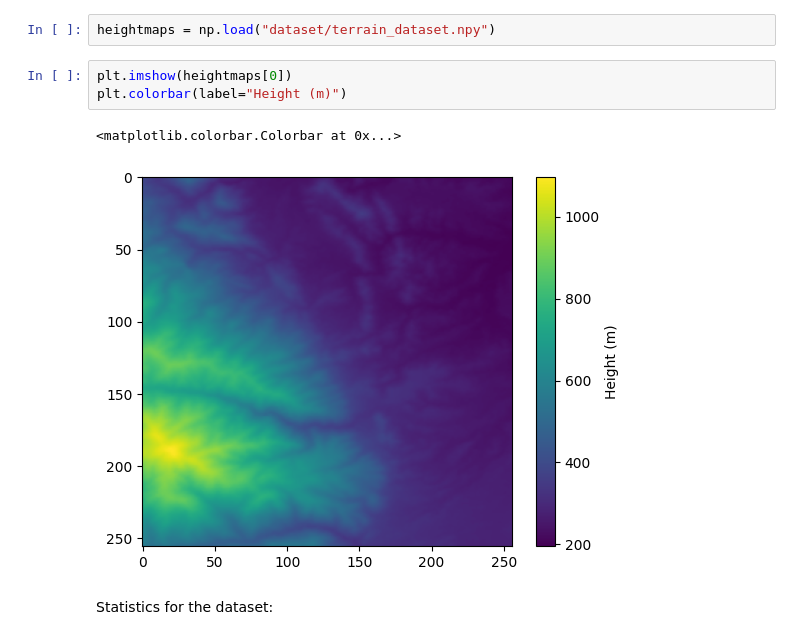
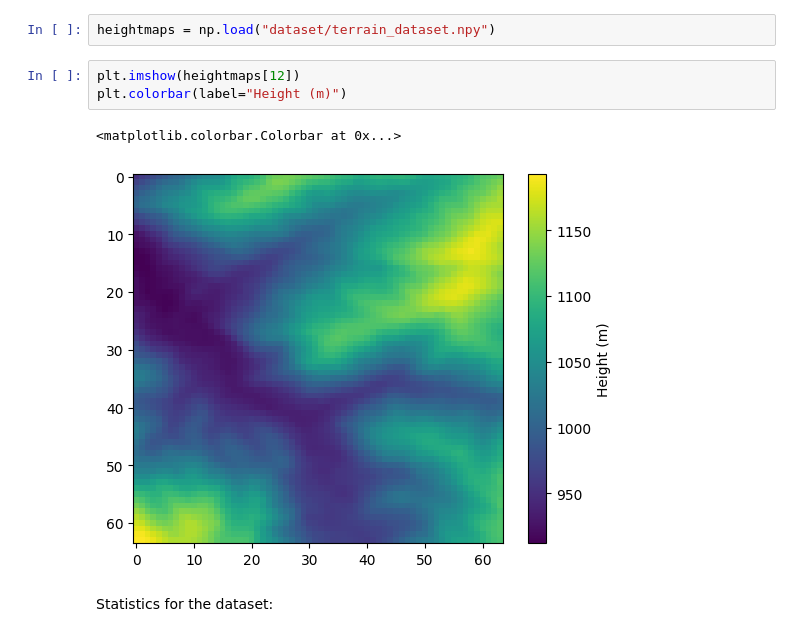
Before and after one commit to NathanKuhn/TerrainGen, a Jupyter notebook: dataset_exp.ipynb, the cells around one changed output. Saved outputs shown, nothing was run; the diff lists cells and outputs as text.

```diff
--- a/dataset_exp.ipynb
+++ b/dataset_exp.ipynb
@@ -6,11 +6,11 @@ Load the terrain dataset from the `dataset` folder.
 # %%
 heightmaps = np.load("dataset/terrain_dataset.npy")
 # %%
-plt.imshow(heightmaps[0])
+plt.imshow(heightmaps[12])
 plt.colorbar(label="Height (m)")
 # %% [output]
 <matplotlib.colorbar.Colorbar at 0x...>
-[figure, old version]
+[figure, new version]
 # %% [markdown]
 Statistics for the dataset:
 # %%
```
Also changed, not shown: parts of 2 cells of this notebook, 5 other files.
